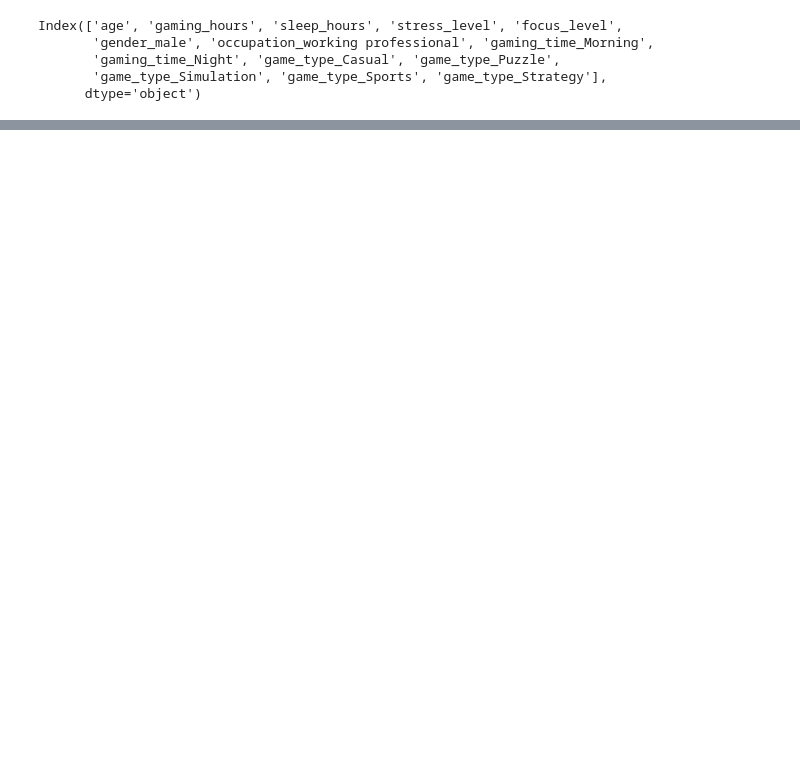
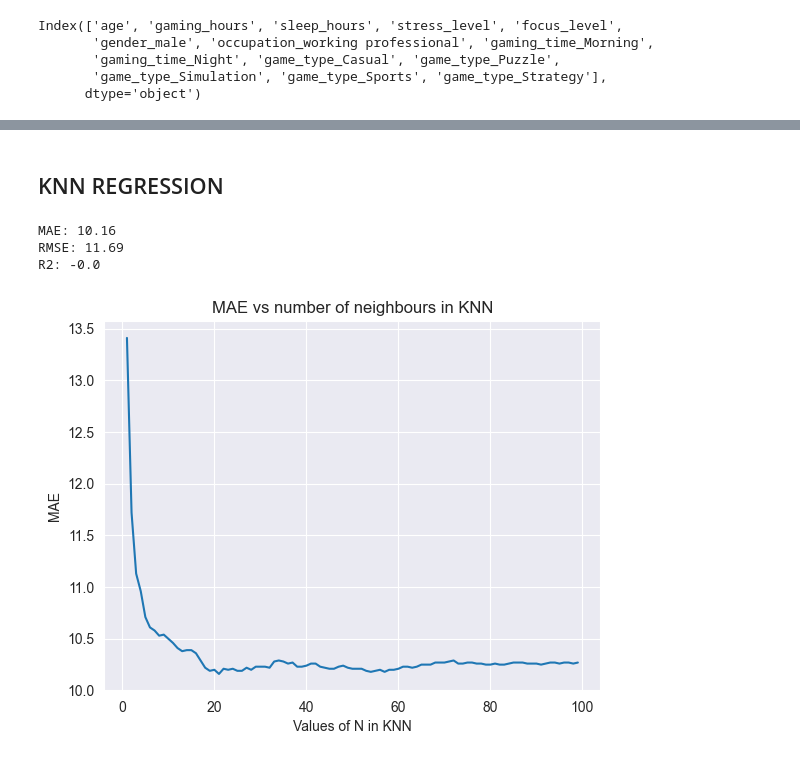
Before and after one commit to NewbieDuck/EWD_Projekt, a Jupyter notebook: notebooks/main.ipynb, the cells around one changed output, grey strips where cells are left out. Drawn from its saved outputs; the diff is of its cells as text; code cells hidden in the pictures; blank space fills up the shorter version.

```diff
--- a/notebooks/main.ipynb
+++ b/notebooks/main.ipynb
@@ -222,0 +222,52 @@ waga_df.sort_values(by='Waga', ascending=False)
+# %% [markdown]
+## KNN REGRESSION
+# %%
+from sklearn.preprocessing import StandardScaler
+from sklearn.pipeline import Pipeline
+from sklearn.neighbors import KNeighborsRegressor
+n = 1
+
+min_mae = 95
+min_rmse = 95
+max_r2 = -10000
+mae_score = {}
+for n in range(1,100):
+    pipeline = Pipeline([
+    ("scaler", StandardScaler()),
+    ("knn", KNeighborsRegressor(n_neighbors=n))
+])
+    pipeline.fit(x_train, y_train)
+    y_pred = pipeline.predict(x_test)
+    mae = np.round(mean_absolute_error(y_test, y_pred),2)
+    rmse = np.sqrt(mean_squared_error(y_test, y_pred)).round(2)
+    r2 = np.round(r2_score(y_test, y_pred),2)
+    mae_score[n] = mae
+    if mae < min_mae:
+        min_mae = mae
+        # print(mae)
+    if rmse < min_rmse:
+        min_rmse = rmse
+        # print(rmse)
+    if r2 > max_r2:
+        max_r2 = r2
+        # print(r2)
+
+
+
+print("MAE:", min_mae)
+print("RMSE:", min_rmse)
+print("R2:", max_r2)
+# %% [output]
+MAE: 10.16
+RMSE: 11.69
+R2: -0.0
+# %%
+n_values = list(mae_score.keys())
+mae_values = list(mae_score.values())
+plt.plot(n_values, mae_values)
+plt.xlabel("Values of N in KNN")
+plt.ylabel("MAE")
+plt.title("MAE vs number of neighbours in KNN")
+plt.show()
+# %% [output]
+[figure, added]
```
Also changed, not shown: parts of 14 cells of this notebook.
